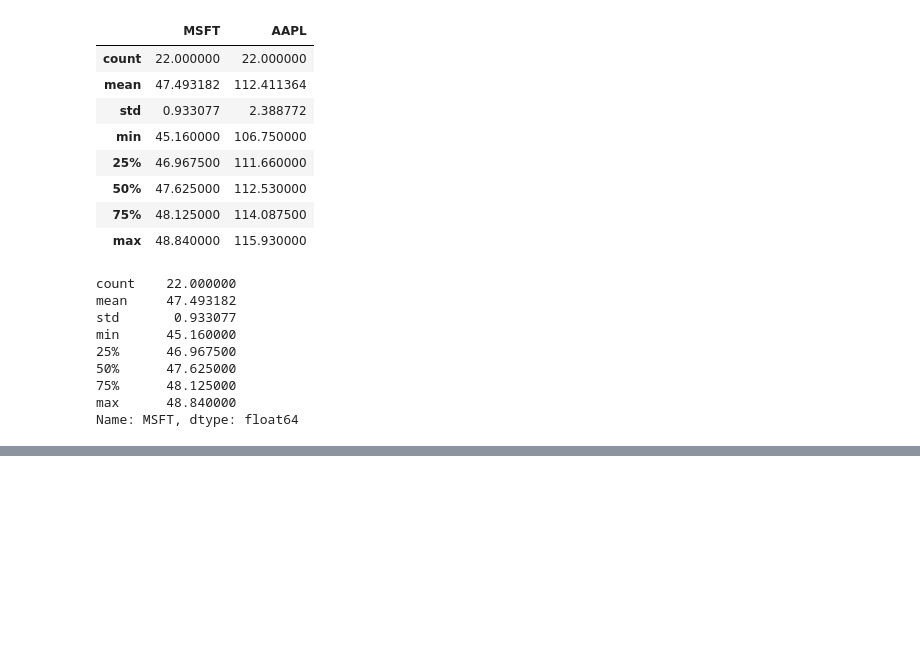
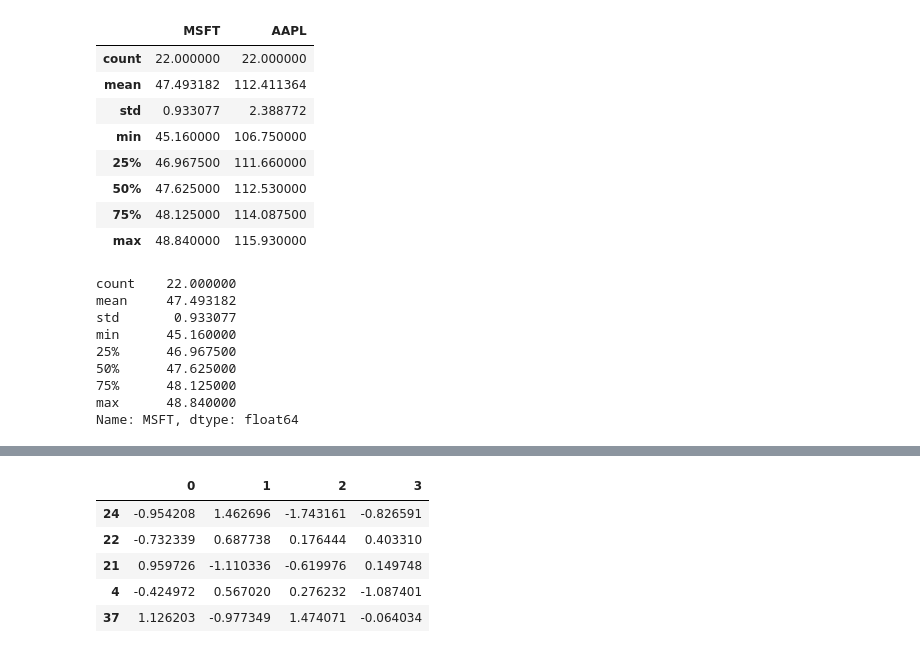
Before and after one commit to En1xello/Pandas_course_1, a Jupyter notebook: Notebooks/Numerical and statistical methods.ipynb, the cells around one changed output, grey strips where cells are left out. Saved outputs shown, nothing was run; the diff lists cells and outputs as text; code cells hidden in the pictures; blank space fills up the shorter version.

```diff
--- a/Notebooks/Numerical and statistical methods.ipynb
+++ b/Notebooks/Numerical and statistical methods.ipynb
@@ -257,0 +569,10 @@ Name: MSFT, dtype: float64
+# %%
+# отбираем 10% строк
+df.sample(frac=0.1)
+# %% [output]
+|  | 0 | 1 | 2 | 3 |
+| 24 | -0.954208 | 1.462696 | -1.743161 | -0.826591 |
+| 22 | -0.732339 | 0.687738 | 0.176444 | 0.403310 |
+| 21 | 0.959726 | -1.110336 | -0.619976 | 0.149748 |
+| 4 | -0.424972 | 0.567020 | 0.276232 | -1.087401 |
+| 37 | 1.126203 | -0.977349 | 1.474071 | -0.064034 |
```
Also changed, not shown: parts of 53 cells of this notebook, 7 other files.
